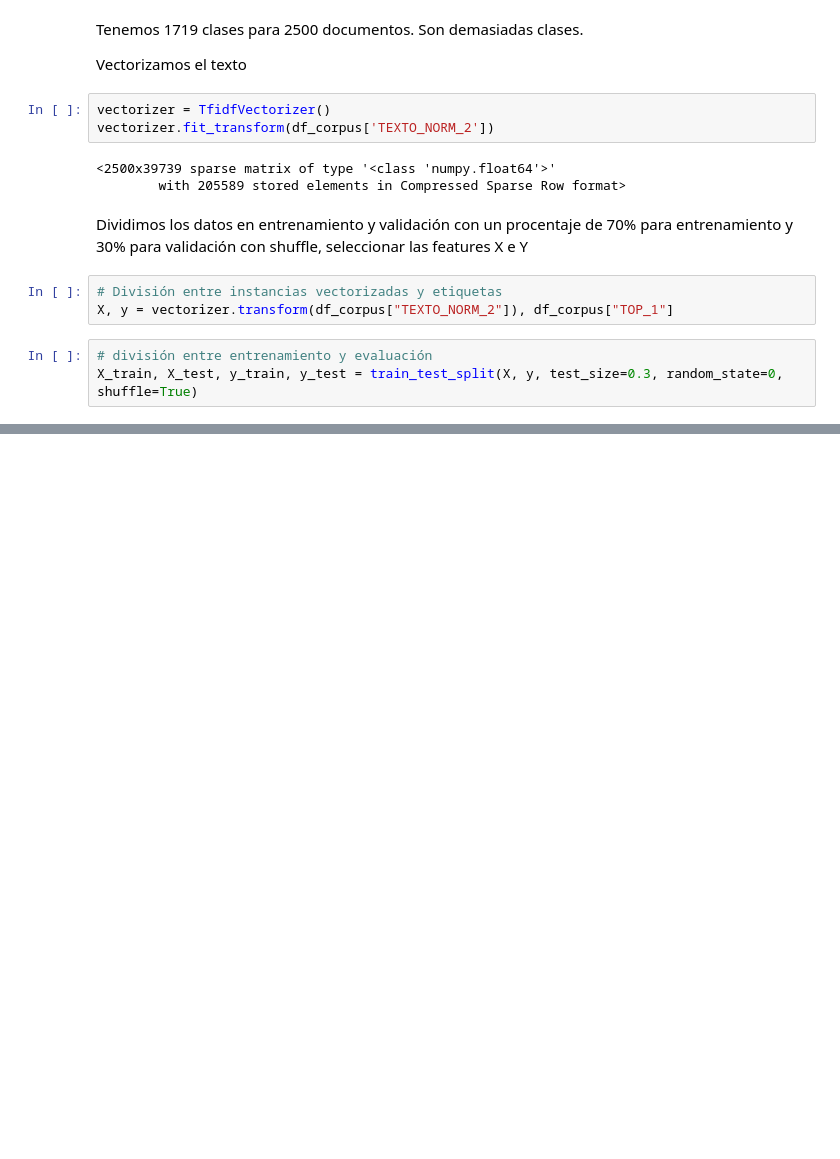
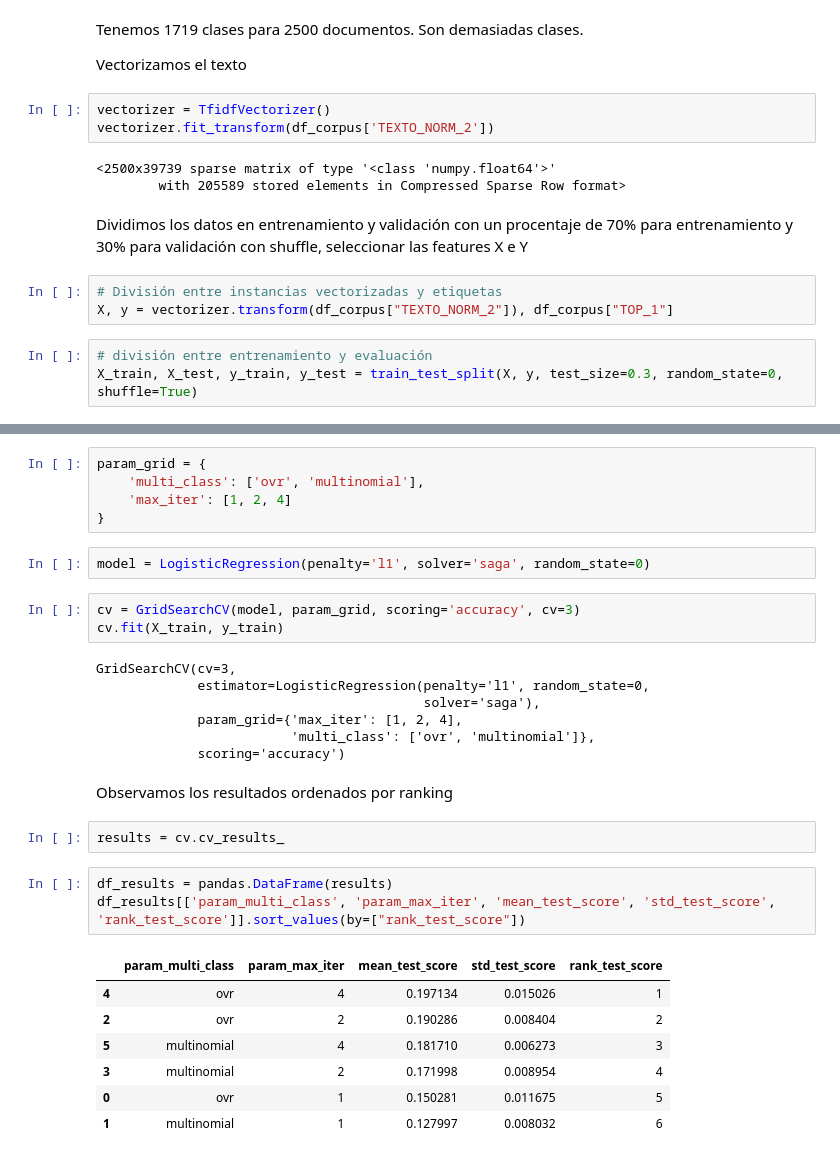
Before and after one commit to jorgeperezv/Busqueda-y-Recomendacion-de-Textos-Legales, a Jupyter notebook: Practico 4 - Aprendizaje Supervisado.ipynb, the cells around one changed output, grey strips where cells are left out. Cells and saved outputs as stored; diff of their text form; blank space fills up the shorter version.

```diff
--- a/Practico 4 - Aprendizaje Supervisado.ipynb
+++ b/Practico 4 - Aprendizaje Supervisado.ipynb
@@ -773,0 +869,32 @@ Vemos que la precisión es pésima, solo un 5%. Esto significa que no puede clas
+# %%
+param_grid = {
+    'multi_class': ['ovr', 'multinomial'],
+    'max_iter': [1, 2, 4]
+}
+# %%
+model = LogisticRegression(penalty='l1', solver='saga', random_state=0)
+# %%
+cv = GridSearchCV(model, param_grid, scoring='accuracy', cv=3)
+cv.fit(X_train, y_train)
+# %% [output]
+GridSearchCV(cv=3,
+             estimator=LogisticRegression(penalty='l1', random_state=0,
+                                          solver='saga'),
+             param_grid={'max_iter': [1, 2, 4],
+                         'multi_class': ['ovr', 'multinomial']},
+             scoring='accuracy')
+# %% [markdown]
+Observamos los resultados ordenados por ranking
+# %%
+results = cv.cv_results_
+# %%
+df_results = pandas.DataFrame(results)
+df_results[['param_multi_class', 'param_max_iter', 'mean_test_score', 'std_test_score', 'rank_test_score']].sort_values(by=["rank_test_score"])
+# %% [output]
+|  | param_multi_class | param_max_iter | mean_test_score | std_test_score | rank_test_score |
+| 4 | ovr | 4 | 0.197134 | 0.015026 | 1 |
+| 2 | ovr | 2 | 0.190286 | 0.008404 | 2 |
+| 5 | multinomial | 4 | 0.181710 | 0.006273 | 3 |
+| 3 | multinomial | 2 | 0.171998 | 0.008954 | 4 |
+| 0 | ovr | 1 | 0.150281 | 0.011675 | 5 |
+| 1 | multinomial | 1 | 0.127997 | 0.008032 | 6 |
```
Also changed, not shown: parts of 71 cells of this notebook.
